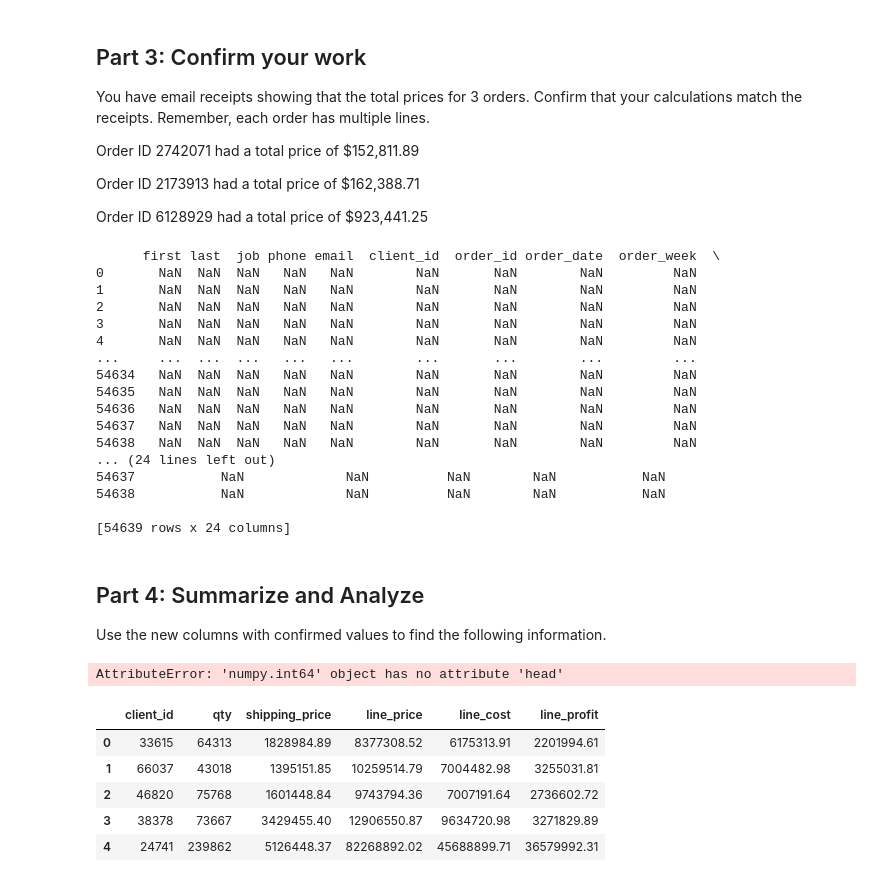
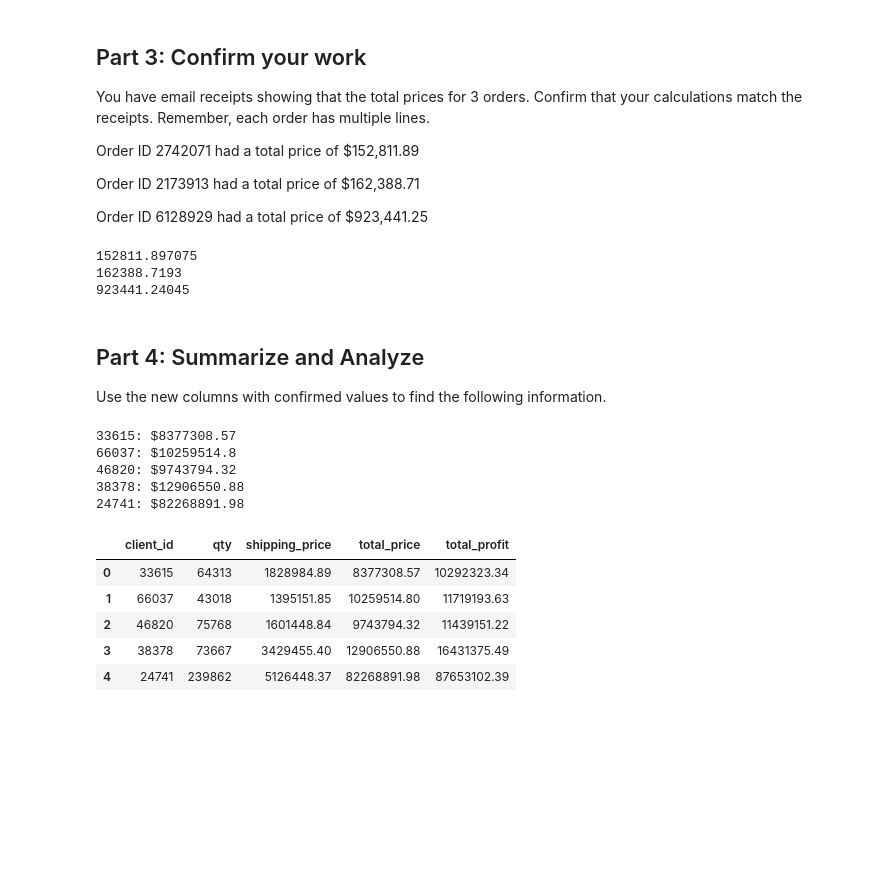
Before and after one commit to melmaganja/pandas-challenge-1, a Jupyter notebook: wholesale_data_analysis_starter_code.ipynb, the cells around one changed output. Drawn from its saved outputs; the diff is of its cells as text; code cells hidden in the pictures; blank space fills up the shorter version.

```diff
--- a/wholesale_data_analysis_starter_code.ipynb
+++ b/wholesale_data_analysis_starter_code.ipynb
@@ -127,7 +127,7 @@ wholesale_data_df.head()
 5 rows × 21 columns
 # %%
 # Create a column for the total price using the subtotal and the shipping price along with a sales tax of 9.25%
-wholesale_data_df['total_price'] = wholesale_data_df['subtotal'] + wholesale_data_df['shipping_price'] * 0.925
+wholesale_data_df['total_price'] = (wholesale_data_df['subtotal'] + wholesale_data_df['shipping_price']) * 1.0925
 wholesale_data_df.round(2)
 # %% [output]
 |  | first | last | job | phone | email | client_id | order_id | order_date | order_week | order_year | ... |
@@ -191,47 +191,52 @@ Order ID 2173913 had a total price of \$162,388.71
 Order ID 6128929 had a total price of \$923,441.25
 # %%
 # Check your work using the totals above
-wholesale_data_df = wholesale_data_df({'order_id': [2742071, 2173913, 6128929], 'total_price': [152,811.89,162]})
+order_1 = wholesale_data_df.loc[wholesale_data_df['order_id'] == 2742071]['total_price'].sum()
+print(order_1)
 
+order_2 = wholesale_data_df.loc[wholesale_data_df['order_id'] == 2173913]['total_price'].sum()
+print(order_2)
 
-)
+order_3 = wholesale_data_df.loc[wholesale_data_df['order_id'] == 6128929]['total_price'].sum()
+print(order_3)
 # %% [output]
-      first last  job phone email  client_id  order_id order_date  order_week  \
-0       NaN  NaN  NaN   NaN   NaN        NaN       NaN        NaN         NaN
-1       NaN  NaN  NaN   NaN   NaN        NaN       NaN        NaN         NaN
-2       NaN  NaN  NaN   NaN   NaN        NaN       NaN        NaN         NaN
-3       NaN  NaN  NaN   NaN   NaN        NaN       NaN        NaN         NaN
-4       NaN  NaN  NaN   NaN   NaN        NaN       NaN        NaN         NaN
-...     ...  ...  ...   ...   ...        ...       ...        ...         ...
-54634   NaN  NaN  NaN   NaN   NaN        NaN       NaN        NaN         NaN
-54635   NaN  NaN  NaN   NaN   NaN        NaN       NaN        NaN         NaN
-54636   NaN  NaN  NaN   NaN   NaN        NaN       NaN        NaN         NaN
-54637   NaN  NaN  NaN   NaN   NaN        NaN       NaN        NaN         NaN
-54638   NaN  NaN  NaN   NaN   NaN        NaN       NaN        NaN         NaN
-... (24 lines left out)
-54637           NaN             NaN          NaN        NaN           NaN
-54638           NaN             NaN          NaN        NaN           NaN
-
-[54639 rows x 24 columns]
+152811.897075
+162388.7193
+923441.24045
 # %% [markdown]
 ## Part 4: Summarize and Analyze
 Use the new columns with confirmed values to find the following information.
 # %%
 # How much did each of the top 5 clients by quantity spend? Check your work from Part 1 for client ids.
-top_quanity_clients_df = wholesale_data_df["qty"].
-top_quanity_clients_df.head()
+def client_totals(client_id, column):
+    client_df = wholesale_data_df.loc[wholesale_data_df['client_id'] == client_id, column]
+    return round(client_df.sum(), 2)
+for client_id in top_clients_id_df:
+    print(f"{client_id}: ${client_totals(client_id, 'total_price')}")
 # %% [output]
-AttributeError: 'numpy.int64' object has no attribute 'head'
+33615: $8377308.57
+66037: $10259514.8
+46820: $9743794.32
+38378: $12906550.88
+24741: $82268891.98
 # %%
 # Create a summary DataFrame showing the totals for the for the top 5 clients with the following information:
 # total units purchased, total shipping price, total revenue, and total profit.
+data_dictionary = {"client_id": top_clients_id_df}
+columns = ['qty','shipping_price','total_price', 'total_profit']
+
+for col in columns:
+    data_dictionary[col] = [client_totals(client_id,col) for client_id in top_clients_id_df]
+
+summary_df = pd.DataFrame(data_dictionary)
+summary_df
 # %% [output]
-|  | client_id | qty | shipping_price | line_price | line_cost | line_profit |
-| 0 | 33615 | 64313 | 1828984.89 | 8377308.52 | 6175313.91 | 2201994.61 |
-| 1 | 66037 | 43018 | 1395151.85 | 10259514.79 | 7004482.98 | 3255031.81 |
-| 2 | 46820 | 75768 | 1601448.84 | 9743794.36 | 7007191.64 | 2736602.72 |
-| 3 | 38378 | 73667 | 3429455.40 | 12906550.87 | 9634720.98 | 3271829.89 |
-| 4 | 24741 | 239862 | 5126448.37 | 82268892.02 | 45688899.71 | 36579992.31 |
+|  | client_id | qty | shipping_price | total_price | total_profit |
+| 0 | 33615 | 64313 | 1828984.89 | 8377308.57 | 10292323.34 |
+| 1 | 66037 | 43018 | 1395151.85 | 10259514.80 | 11719193.63 |
+| 2 | 46820 | 75768 | 1601448.84 | 9743794.32 | 11439151.22 |
+| 3 | 38378 | 73667 | 3429455.40 | 12906550.88 | 16431375.49 |
+| 4 | 24741 | 239862 | 5126448.37 | 82268891.98 | 87653102.39 |
 # %%
 # Format the data and rename the columns to names suitable for presentation.
 
```
Also changed, not shown: parts of 3 cells of this notebook.
